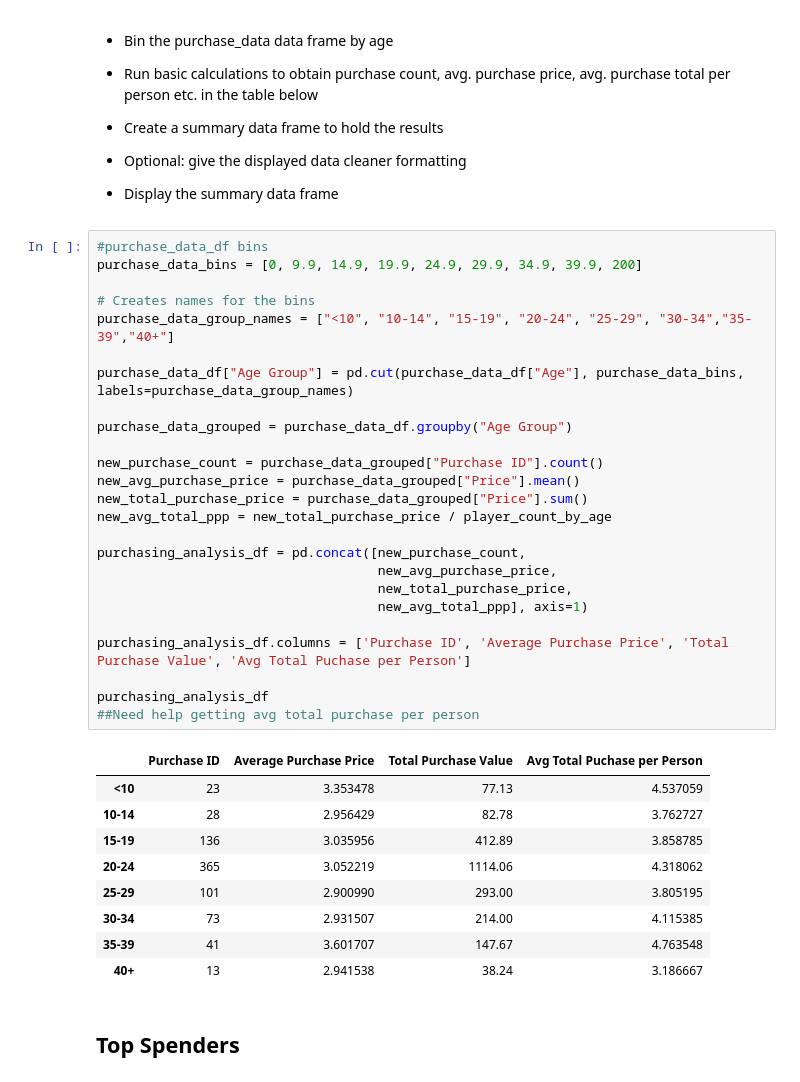
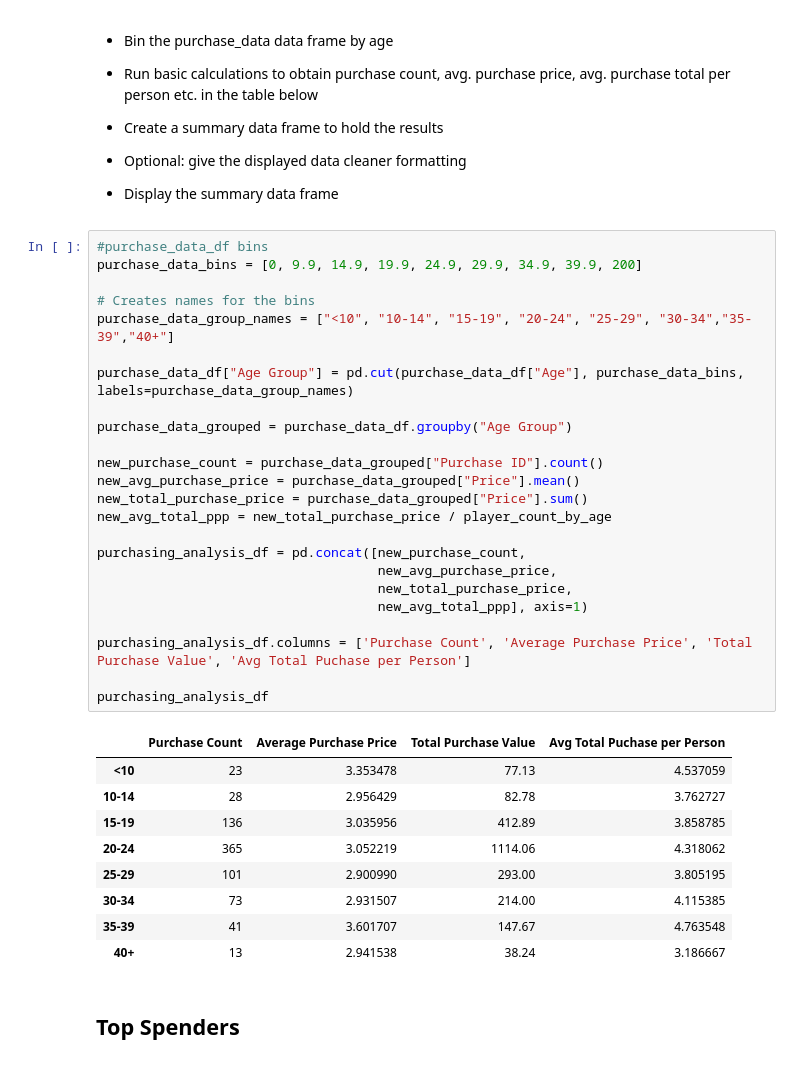
Before and after one commit to NoahGoldstein13/pandas-challenge, a Jupyter notebook: HeroesOfPymoli/HeroesOfPymoli_starter.ipynb, the cells around one changed output. Drawn from its saved outputs; the diff is of its cells as text.

```diff
--- a/HeroesOfPymoli/HeroesOfPymoli_starter.ipynb
+++ b/HeroesOfPymoli/HeroesOfPymoli_starter.ipynb
@@ -172,30 +172,29 @@ Age_Demographic_df
 # %%
 #purchase_data_df bins
 purchase_data_bins = [0, 9.9, 14.9, 19.9, 24.9, 29.9, 34.9, 39.9, 200]
 
 # Creates names for the bins
 purchase_data_group_names = ["<10", "10-14", "15-19", "20-24", "25-29", "30-34","35-39","40+"]
 
 purchase_data_df["Age Group"] = pd.cut(purchase_data_df["Age"], purchase_data_bins, labels=purchase_data_group_names)
 
 purchase_data_grouped = purchase_data_df.groupby("Age Group")
 
 new_purchase_count = purchase_data_grouped["Purchase ID"].count()
 new_avg_purchase_price = purchase_data_grouped["Price"].mean()
 new_total_purchase_price = purchase_data_grouped["Price"].sum()
 new_avg_total_ppp = new_total_purchase_price / player_count_by_age
 
 purchasing_analysis_df = pd.concat([new_purchase_count,
                                     new_avg_purchase_price,
                                     new_total_purchase_price,
                                     new_avg_total_ppp], axis=1)
 
-purchasing_analysis_df.columns = ['Purchase ID', 'Average Purchase Price', 'Total Purchase Value', 'Avg Total Puchase per Person']
+purchasing_analysis_df.columns = ['Purchase Count', 'Average Purchase Price', 'Total Purchase Value', 'Avg Total Puchase per Person']
 
 purchasing_analysis_df
-##Need help getting avg total purchase per person
 # %% [output]
-|  | Purchase ID | Average Purchase Price | Total Purchase Value | Avg Total Puchase per Person |
+|  | Purchase Count | Average Purchase Price | Total Purchase Value | Avg Total Puchase per Person |
 | <10 | 23 | 3.353478 | 77.13 | 4.537059 |
 | 10-14 | 28 | 2.956429 | 82.78 | 3.762727 |
 | 15-19 | 136 | 3.035956 | 412.89 | 3.858785 |
```
Also changed, not shown: parts of 5 cells of this notebook.
